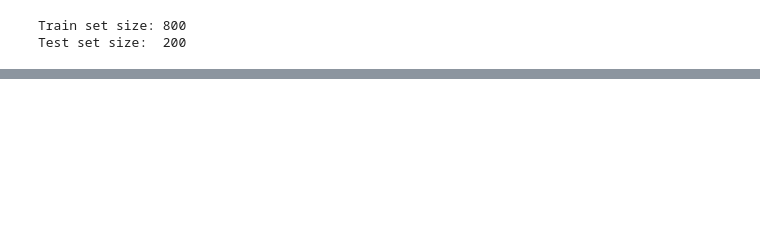
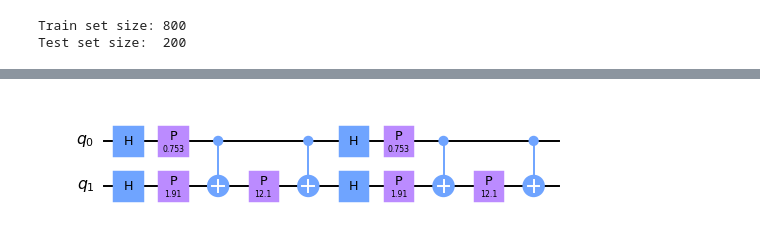
Before and after one commit to QSciTech-QuantumBC-Workshop/save-quantum, a Jupyter notebook: topo_classifier_project.ipynb, the cells around one changed output, grey strips where cells are left out. Saved outputs shown, nothing was run; the diff lists cells and outputs as text; code cells hidden in the pictures; blank space fills up the shorter version.

```diff
--- a/topo_classifier_project.ipynb
+++ b/topo_classifier_project.ipynb
@@ -115,0 +160,4 @@ Test set size:  200
+# %%
+fmap_zz.assign_parameters({k:v for (k,v) in zip(fmap_zz.parameters, x[0])}).decompose().draw('mpl', scale=0.7)
+# %% [output]
+[figure, added]
```
Also changed, not shown: parts of 39 cells of this notebook.
